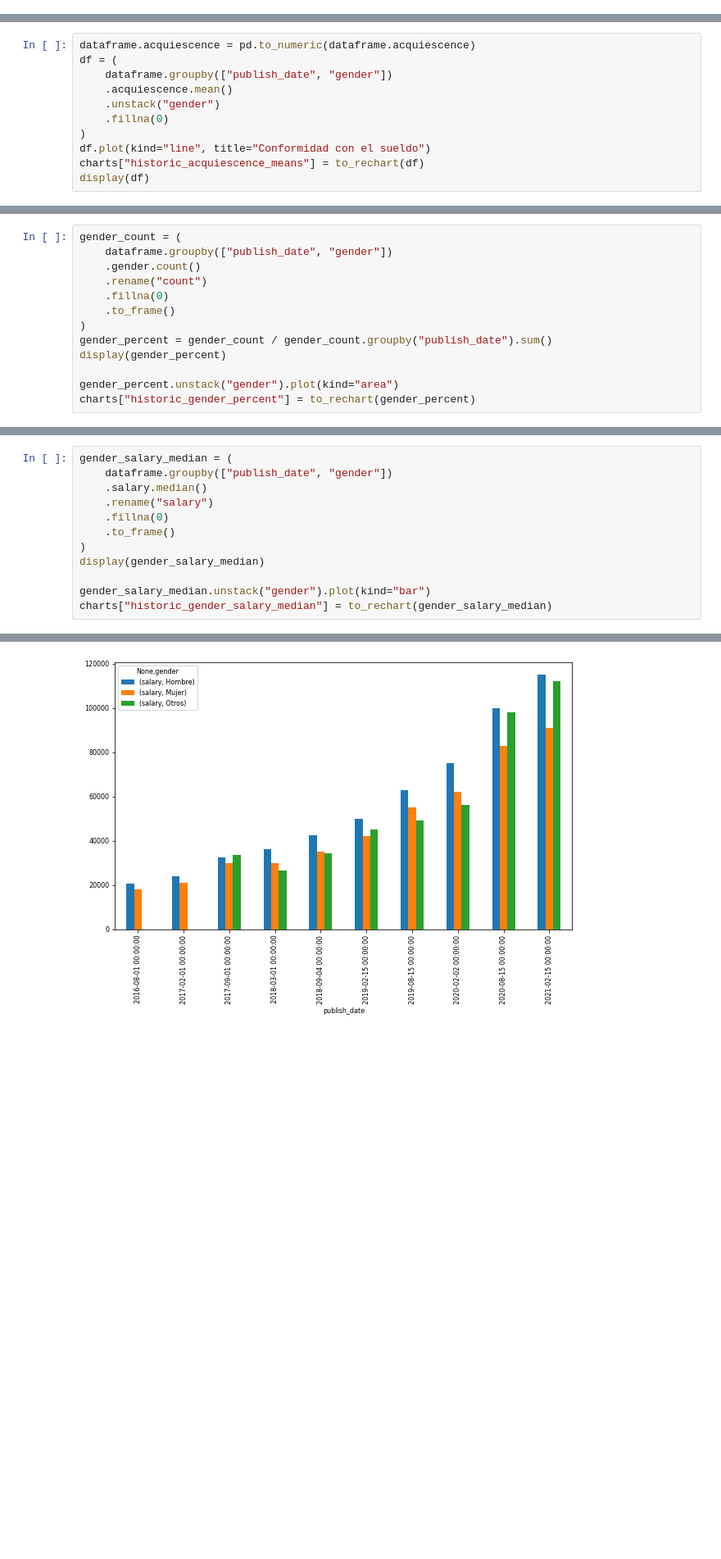
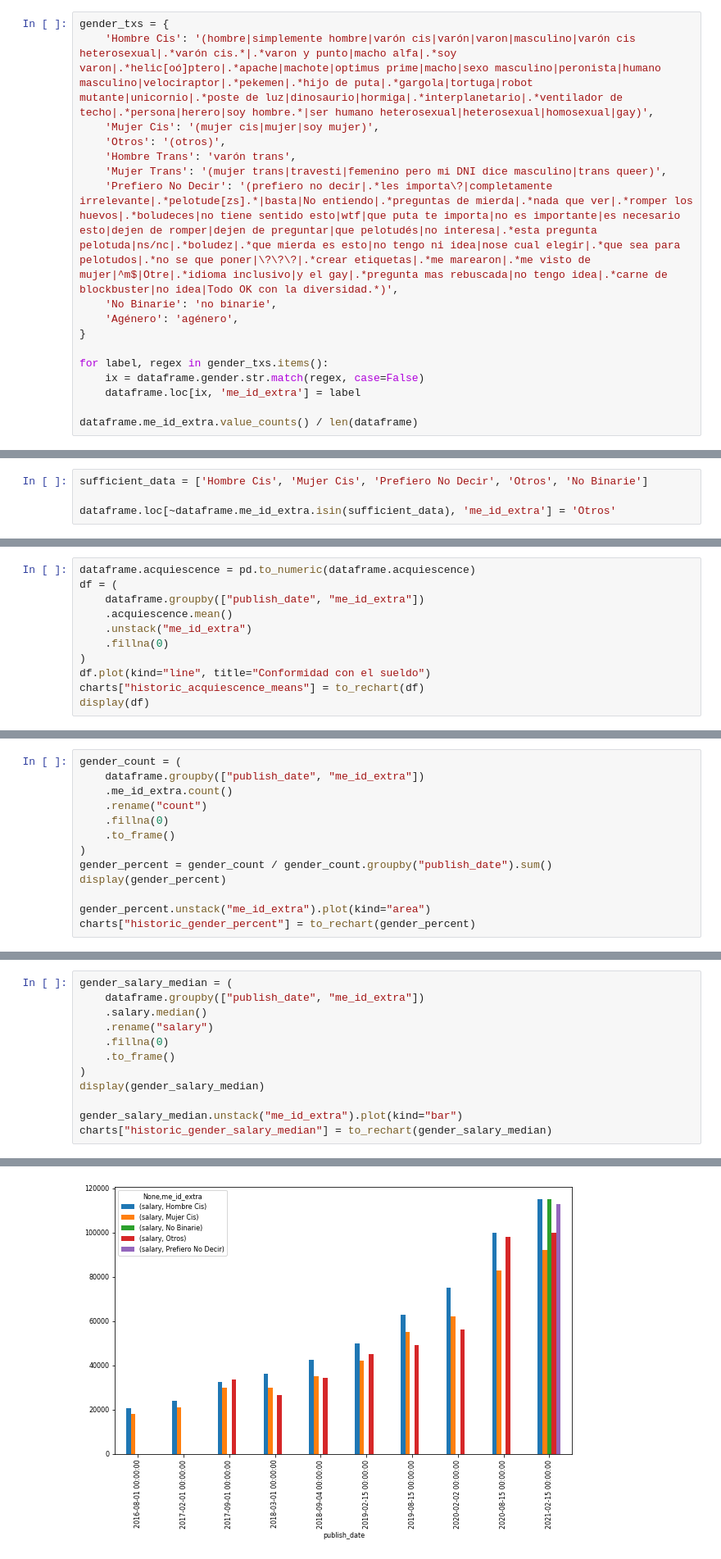
Before and after one commit to SebastianESaavedra/openqube-sueldos, a Jupyter notebook: pipeline/historical-data-analysis.ipynb, the cells around one changed output, grey strips where cells are left out. Shown at 82% size. Saved outputs shown, nothing was run; the diff lists cells and outputs as text; blank space fills up the shorter version.

Commit message:
fixed historic series for all genders

```diff
--- a/pipeline/historical-data-analysis.ipynb
+++ b/pipeline/historical-data-analysis.ipynb
@@ -401,0 +388,17 @@ dataframe.loc[others_mask, 'gender'] = 'Otros'
+# %%
+gender_txs = {
+    'Hombre Cis': '(hombre|simplemente hombre|varón cis|varón|varon|masculino|varón cis heterosexual|.*varón cis.*|.*varon y punto|macho alfa|.*soy varon|.*helic[oó]ptero|.*apache|machote|optimus prime|macho|sexo masculino|peronista|humano masculino|velociraptor|.*pekemen|.*hijo de puta|.*gargola|tortuga|robot mutante|unicornio|.*poste de luz|dinosaurio|hormiga|.*interplanetario|.*ventilador de techo|.*persona|herero|soy hombre.*|ser humano heterosexual|heterosexual|homosexual|gay)',
+    'Mujer Cis': '(mujer cis|mujer|soy mujer)',
+    'Otros': '(otros)',
+    'Hombre Trans': 'varón trans',
+    'Mujer Trans': '(mujer trans|travesti|femenino pero mi DNI dice masculino|trans queer)',
+    'Prefiero No Decir': '(prefiero no decir|.*les importa\?|completamente irrelevante|.*pelotude[zs].*|basta|No entiendo|.*preguntas de mierda|.*nada que ver|.*romper los huevos|.*boludeces|no tiene sentido esto|wtf|que puta te importa|no es importante|es necesario esto|dejen de romper|dejen de preguntar|que pelotudés|no interesa|.*esta pregunta pelotuda|ns/nc|.*boludez|.*que mierda es esto|no tengo ni idea|nose cual elegir|.*que sea para pelotudos|.*no se que poner|\?\?\?|.*crear etiquetas|.*me marearon|.*me visto de mujer|^m$|Otre|.*idioma inclusivo|y el gay|.*pregunta mas rebuscada|no tengo idea|.*carne de blockbuster|no idea|Todo OK con la diversidad.*)',
+    'No Binarie': 'no binarie',
+    'Agénero': 'agénero',
+}
+
+for label, regex in gender_txs.items():
+    ix = dataframe.gender.str.match(regex, case=False)
+    dataframe.loc[ix, 'me_id_extra'] = label
+
+dataframe.me_id_extra.value_counts() / len(dataframe)
@@ -401,0 +416,4 @@ dataframe.loc[others_mask, 'gender'] = 'Otros'
+# %%
+sufficient_data = ['Hombre Cis', 'Mujer Cis', 'Prefiero No Decir', 'Otros', 'No Binarie']
+
+dataframe.loc[~dataframe.me_id_extra.isin(sufficient_data), 'me_id_extra'] = 'Otros'
@@ -478,9 +515,9 @@ dataframe.groupby("publish_date").salary.describe().plot(kind="line")
 # %%
 dataframe.acquiescence = pd.to_numeric(dataframe.acquiescence)
 df = (
-    dataframe.groupby(["publish_date", "gender"])
+    dataframe.groupby(["publish_date", "me_id_extra"])
     .acquiescence.mean()
-    .unstack("gender")
+    .unstack("me_id_extra")
     .fillna(0)
 )
 df.plot(kind="line", title="Conformidad con el sueldo")
@@ -657,8 +694,8 @@ charts["historic_salary_medians"] = to_rechart(df)
 #### 2.2.2. Participación por género
 # %%
 gender_count = (
-    dataframe.groupby(["publish_date", "gender"])
-    .gender.count()
+    dataframe.groupby(["publish_date", "me_id_extra"])
+    .me_id_extra.count()
     .rename("count")
     .fillna(0)
     .to_frame()
@@ -666,7 +703,7 @@ gender_count = (
 gender_percent = gender_count / gender_count.groupby("publish_date").sum()
 display(gender_percent)
 
-gender_percent.unstack("gender").plot(kind="area")
+gender_percent.unstack("me_id_extra").plot(kind="area")
 charts["historic_gender_percent"] = to_rechart(gender_percent)
 # %% [output]
 |  |  | count |
@@ -691,7 +728,7 @@ charts["historic_gender_percent"] = to_rechart(gender_percent)
 [interactive output not drawn]
 # %%
 gender_salary_median = (
-    dataframe.groupby(["publish_date", "gender"])
+    dataframe.groupby(["publish_date", "me_id_extra"])
     .salary.median()
     .rename("salary")
     .fillna(0)
@@ -699,7 +736,7 @@ gender_salary_median = (
 )
 display(gender_salary_median)
 
-gender_salary_median.unstack("gender").plot(kind="bar")
+gender_salary_median.unstack("me_id_extra").plot(kind="bar")
 charts["historic_gender_salary_median"] = to_rechart(gender_salary_median)
 # %% [output]
 |  |  | salary |
@@ -723,4 +760,4 @@ charts["historic_gender_salary_median"] = to_rechart(gender_salary_median)
-[figure, old version]
+[figure, new version]
 [interactive output not drawn]
 # %% [markdown]
 ## 3. Publicación
```
Also changed, not shown: parts of 9 cells of this notebook, 3 other files.
